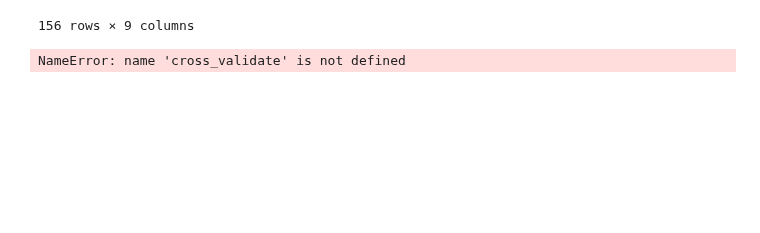
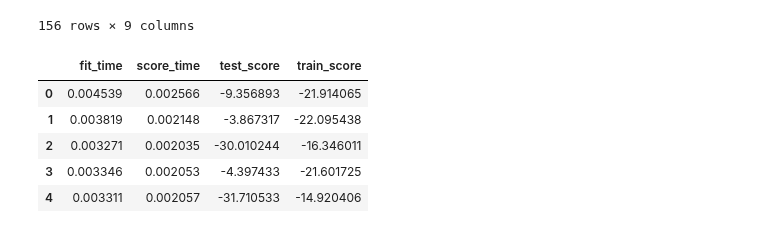
Before and after one commit to sydlpeters/dsci-group-2025w1-group-101-1, a Jupyter notebook: FinalProject.ipynb, the cells around one changed output. Cells and saved outputs as stored; diff of their text form; code cells hidden in the pictures; blank space fills up the shorter version.

```diff
--- a/FinalProject.ipynb
+++ b/FinalProject.ipynb
@@ -163,28 +160,33 @@ players_training
 # %%
 # preprocess the data, make the pipeline
 players_preprocessor = make_column_transformer(
     (
         StandardScaler(),
         [
             "experience",
-            "subscription"],
+            "subscribe"],
     )
 )
 players_pipeline = make_pipeline(players_preprocessor, KNeighborsRegressor())
 
 players_cv = pd.DataFrame(
     cross_validate(
         players_pipeline,
-        X_train,
-        y_train,
+        players_x_train,
+        players_y_train,
         cv=5,
         scoring="neg_root_mean_squared_error",
         return_train_score=True,
     )
 )
 players_cv
 # %% [output]
-NameError: name 'cross_validate' is not defined
+|  | fit_time | score_time | test_score | train_score |
+| 0 | 0.004539 | 0.002566 | -9.356893 | -21.914065 |
+| 1 | 0.003819 | 0.002148 | -3.867317 | -22.095438 |
+| 2 | 0.003271 | 0.002035 | -30.010244 | -16.346011 |
+| 3 | 0.003346 | 0.002053 | -4.397433 | -21.601725 |
+| 4 | 0.003311 | 0.002057 | -31.710533 | -14.920406 |
 # %%
 # create the 5-fold GridSearchCV object
 param_grid = {
```
Also changed, not shown: parts of 4 cells of this notebook.
